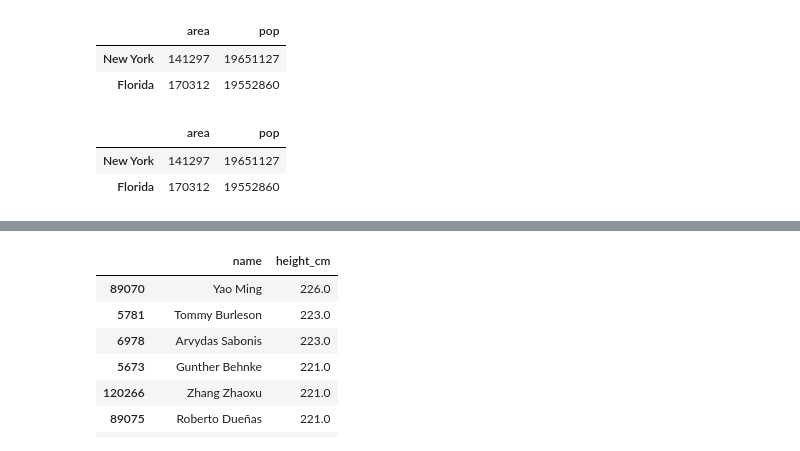
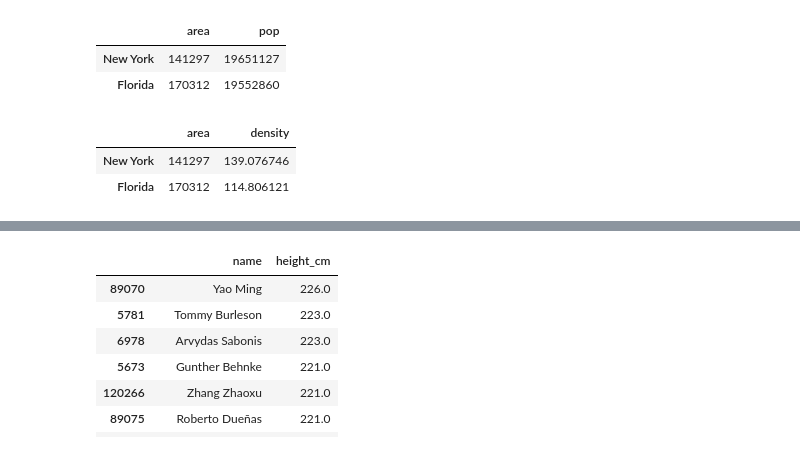
Before and after one commit to DamilareArise/pandas_work, a Jupyter notebook: index.ipynb, the cells around one changed output, grey strips where cells are left out. Cells and saved outputs as stored; diff of their text form; code cells hidden in the pictures.

```diff
--- a/index.ipynb
+++ b/index.ipynb
@@ -241,11 +242,11 @@ Florida       170312
 Illinois      149995
 dtype: int64
 # %%
-states = pd.DataFrame({'population': population,'area': area})
-# states = pd.DataFrame([population, area], index=['population', 'area'])
-# states.T
+# states = pd.DataFrame({'population': population,'area': area})
+states = pd.DataFrame([population, area], index=['population', 'area'])
+states.T
 
-states
+# states
 # %% [output]
 |  | population | area |
 | California | 38332521 | 423967 |
@@ -498,6 +482,8 @@ data.iloc[1:3]
 dtype: object
 # %% [markdown]
 ### Data Selection in DataFrame
+# %%
+states = states.T.copy()
 # %%
 states
 # %% [output]
@@ -513,7 +499,7 @@ states['area'] is states.area
 True
 # %%
 # states = states.rename(columns={'population':'pop', 'area':'Area'})
-states.rename(columns={'population':'pop', 'Area':'area'}, inplace=True)
+states.rename(columns={'population':'pop'}, inplace=True)
 states
 # %% [output]
 |  | pop | area |
@@ -527,7 +513,7 @@ states['pop'] is states.pop
 # %% [output]
 False
 # %%
-# states['density'] = states['pop']/states['area']
+states['density'] = states['pop']/states['area']
 # states['avg population'] = np.nan
 states
 # %% [output]
@@ -584,10 +579,10 @@ states.loc[states['density'] > 100,['area', 'pop']]
 | New York | 141297 | 19651127 |
 | Florida | 170312 | 19552860 |
 # %%
-states[states['density'] > 100][['area', 'pop']]
+states[states['density'] > 100][['area', 'density']]
 # %% [output]
-|  | area | pop |
-| New York | 141297 | 19651127 |
-| Florida | 170312 | 19552860 |
+|  | area | density |
+| New York | 141297 | 139.076746 |
+| Florida | 170312 | 114.806121 |
 # %%
 bios = pd.read_csv('https://raw.githubusercontent.com/DamilareArise/pandas_work/refs/heads/main/datasets/bios.csv')
```
Also changed, not shown: parts of 29 cells of this notebook, 1 other file.
